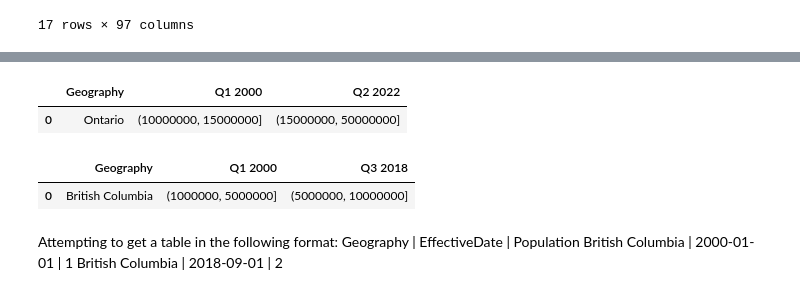
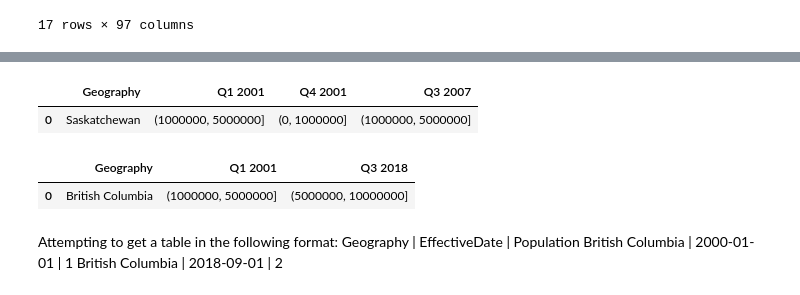
Before and after one commit to Daniel-Dumitrescu/csi4142-project, a Jupyter notebook: Region_Preprocessing.ipynb, the cells around one changed output, grey strips where cells are left out. Cells and saved outputs as stored; diff of their text form; code cells hidden in the pictures.

```diff
--- a/Region_Preprocessing.ipynb
+++ b/Region_Preprocessing.ipynb
@@ -494,3 +494,6 @@ region_pop.head(20)
 | 15 | Prairies | 5130086 | 5143515 | 5159076 | 5171157 | 5179866 | 5192565 | 5210312 | 5230141 | 5244076 | ... | ... |
 | 16 | Territories | 98263 | 98065 | 98409 | 98552 | 98569 | 98678 | 99144 | 99432 | 99666 | ... | ... |
 17 rows × 97 columns
+# %%
+region_pop = region_pop.drop(columns = ['Q1 2000', 'Q2 2000', 'Q3 2000', 'Q4 2000'])
+region_pop.head()
@@ -554,20 +550,21 @@ Length: 97, dtype: object
 # %%
 region_pop_changes = {}
 
 for region in region_pop['Geography'].values:
-    region_pop_only = region_pop[region_pop['Geography'] == region]
-    region_pop_specific = region_pop_only.set_index('Geography').T.drop_duplicates(subset=[region]).T
-    region_pop_specific = region_pop_specific.reset_index()
+    region_pop_only = region_pop[region_pop['Geography'] == region].iloc[0]
+    region_pop_shift = region_pop_only.loc[region_pop_only.shift(1) != region_pop_only]
+    region_pop_specific = pd.DataFrame(region_pop_shift).T
+    region_pop_specific = region_pop_specific.reset_index(drop=True)
     region_pop_changes[region] = region_pop_specific
 
-display(region_pop_changes['Ontario'])
+display(region_pop_changes['Saskatchewan'])
 # %% [output]
-|  | Geography | Q1 2000 | Q2 2022 |
-| 0 | Ontario | (10000000, 15000000] | (15000000, 50000000] |
+|  | Geography | Q1 2001 | Q4 2001 | Q3 2007 |
+| 0 | Saskatchewan | (1000000, 5000000] | (0, 1000000] | (1000000, 5000000] |
 # %%
 display(region_pop_changes['British Columbia'])
 # %% [output]
-|  | Geography | Q1 2000 | Q3 2018 |
+|  | Geography | Q1 2001 | Q3 2018 |
 | 0 | British Columbia | (1000000, 5000000] | (5000000, 10000000] |
 # %% [markdown]
 Attempting to get a table in the following format:
```
Also changed, not shown: parts of 14 cells of this notebook, 1 other file.
